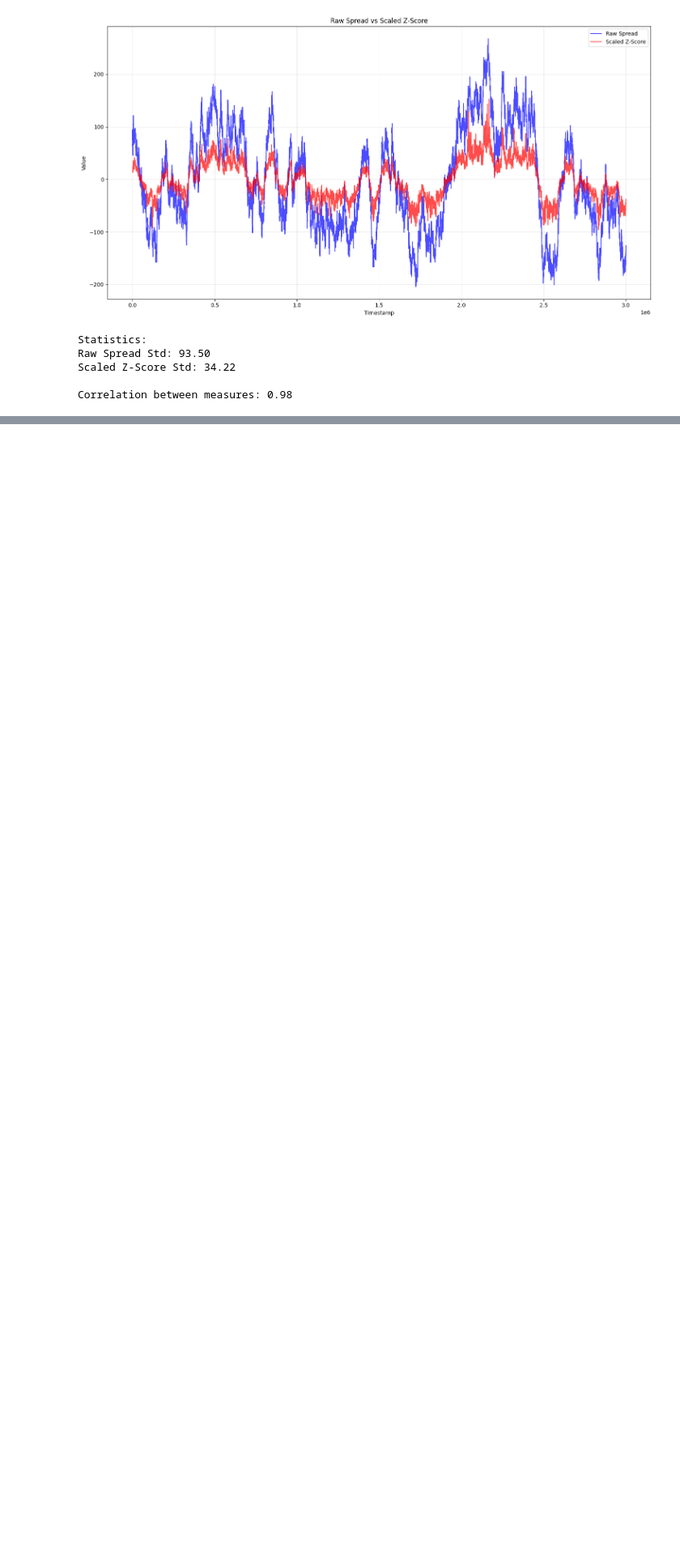
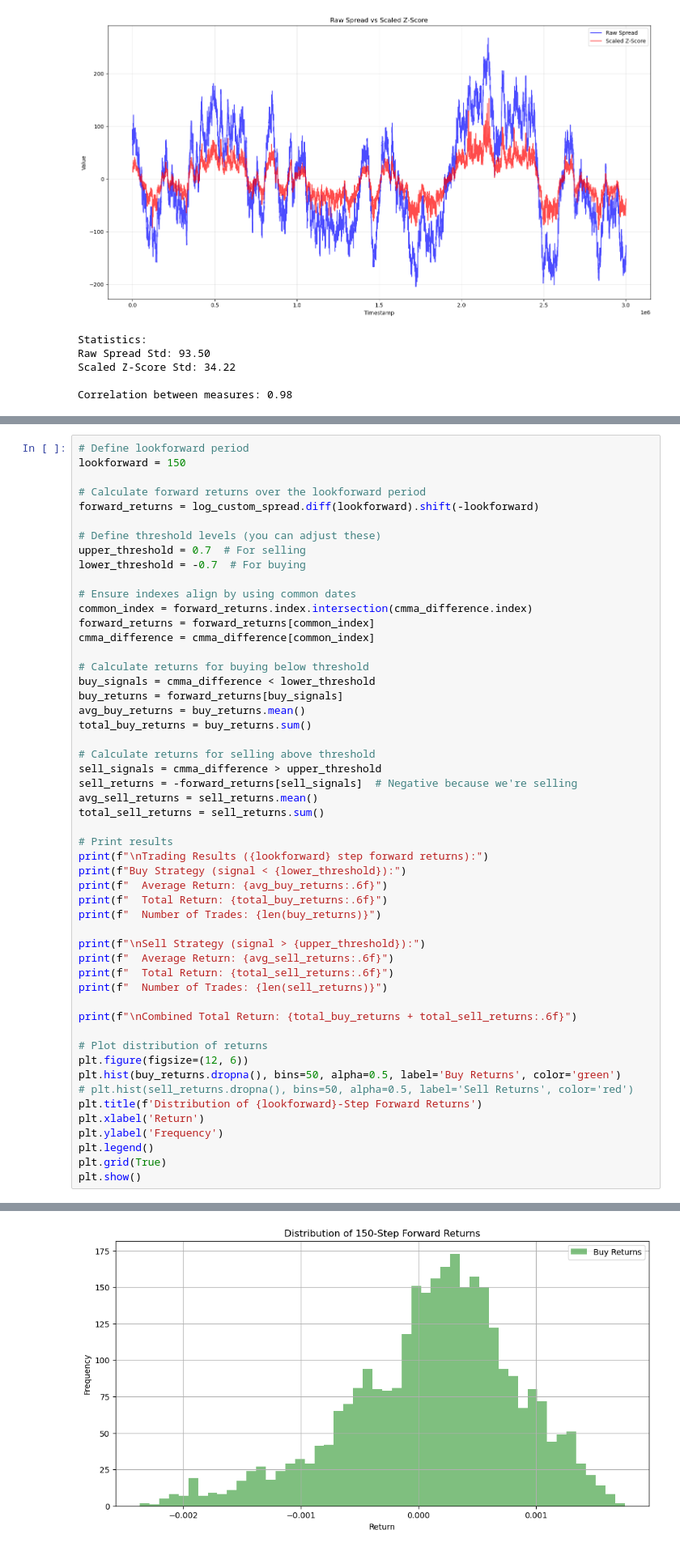
Before and after one commit to jofu-tofu/Prosperity-3, a Jupyter notebook: Testing/Round 2/notebooks/basket_trading2.ipynb, the cells around one changed output, grey strips where cells are left out. Shown at 81% size. Drawn from its saved outputs; the diff is of its cells as text; blank space fills up the shorter version.

```diff
--- a/Testing/Round 2/notebooks/basket_trading2.ipynb
+++ b/Testing/Round 2/notebooks/basket_trading2.ipynb
@@ -746,0 +764,53 @@ Correlation between CMMA difference and log custom spread: 0.485
+# %%
+# Define lookforward period
+lookforward = 150
+
+# Calculate forward returns over the lookforward period
+forward_returns = log_custom_spread.diff(lookforward).shift(-lookforward)
+
+# Define threshold levels (you can adjust these)
+upper_threshold = 0.7  # For selling
+lower_threshold = -0.7  # For buying
+
+# Ensure indexes align by using common dates
+common_index = forward_returns.index.intersection(cmma_difference.index)
+forward_returns = forward_returns[common_index]
+cmma_difference = cmma_difference[common_index]
+
+# Calculate returns for buying below threshold
+buy_signals = cmma_difference < lower_threshold
+buy_returns = forward_returns[buy_signals]
+avg_buy_returns = buy_returns.mean()
+total_buy_returns = buy_returns.sum()
+
+# Calculate returns for selling above threshold
+sell_signals = cmma_difference > upper_threshold
+sell_returns = -forward_returns[sell_signals]  # Negative because we're selling
+avg_sell_returns = sell_returns.mean()
+total_sell_returns = sell_returns.sum()
+
+# Print results
+print(f"\nTrading Results ({lookforward} step forward returns):")
+print(f"Buy Strategy (signal < {lower_threshold}):")
+print(f"  Average Return: {avg_buy_returns:.6f}")
+print(f"  Total Return: {total_buy_returns:.6f}")
+print(f"  Number of Trades: {len(buy_returns)}")
+
+print(f"\nSell Strategy (signal > {upper_threshold}):")
+print(f"  Average Return: {avg_sell_returns:.6f}")
+print(f"  Total Return: {total_sell_returns:.6f}")
+print(f"  Number of Trades: {len(sell_returns)}")
+
+print(f"\nCombined Total Return: {total_buy_returns + total_sell_returns:.6f}")
+
+# Plot distribution of returns
+plt.figure(figsize=(12, 6))
+plt.hist(buy_returns.dropna(), bins=50, alpha=0.5, label='Buy Returns', color='green')
+# plt.hist(sell_returns.dropna(), bins=50, alpha=0.5, label='Sell Returns', color='red')
+plt.title(f'Distribution of {lookforward}-Step Forward Returns')
+plt.xlabel('Return')
+plt.ylabel('Frequency')
+plt.legend()
+plt.grid(True)
+plt.show()
+# %% [output]
@@ -746,0 +829 @@ Correlation between CMMA difference and log custom spread: 0.485
+[figure, added]
```
Also changed, not shown: parts of 5 cells of this notebook, 13 other files.
